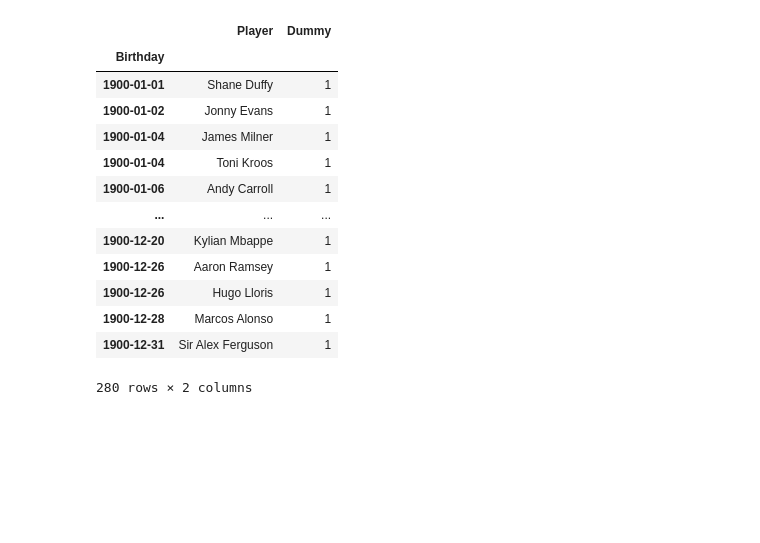
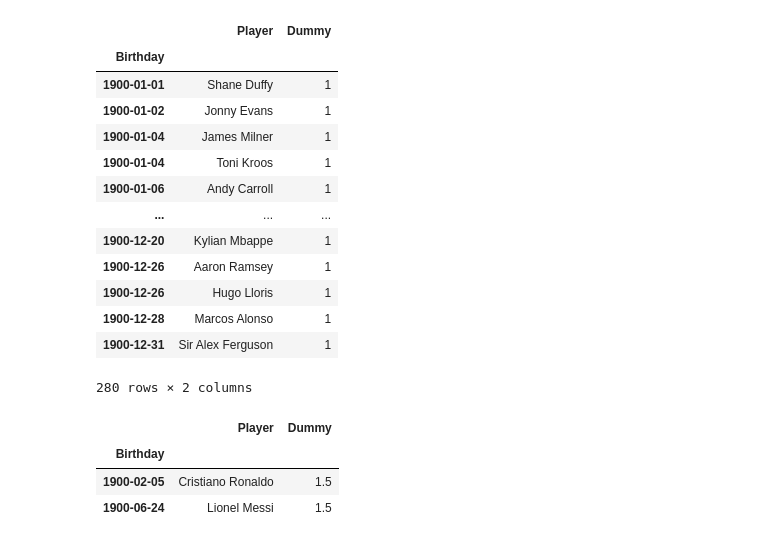
Before and after one commit to Bonkkeli/footballers-birthmonth, a Jupyter notebook: footballers-birthmonth.ipynb, the cells around one changed output. Saved outputs shown, nothing was run; the diff lists cells and outputs as text; code cells hidden in the pictures; blank space fills up the shorter version.

```diff
--- a/footballers-birthmonth.ipynb
+++ b/footballers-birthmonth.ipynb
@@ -141,0 +148,8 @@ dfp
+# %%
+# looking up Messi and Ronaldo
+dfp.query("Player == 'Lionel Messi' or Player == 'Cristiano Ronaldo'")
+# %% [output]
+|  | Player | Dummy |
+| Birthday |  |  |
+| 1900-02-05 | Cristiano Ronaldo | 1.5 |
+| 1900-06-24 | Lionel Messi | 1.5 |
```
Also changed, not shown: parts of 5 cells of this notebook.
